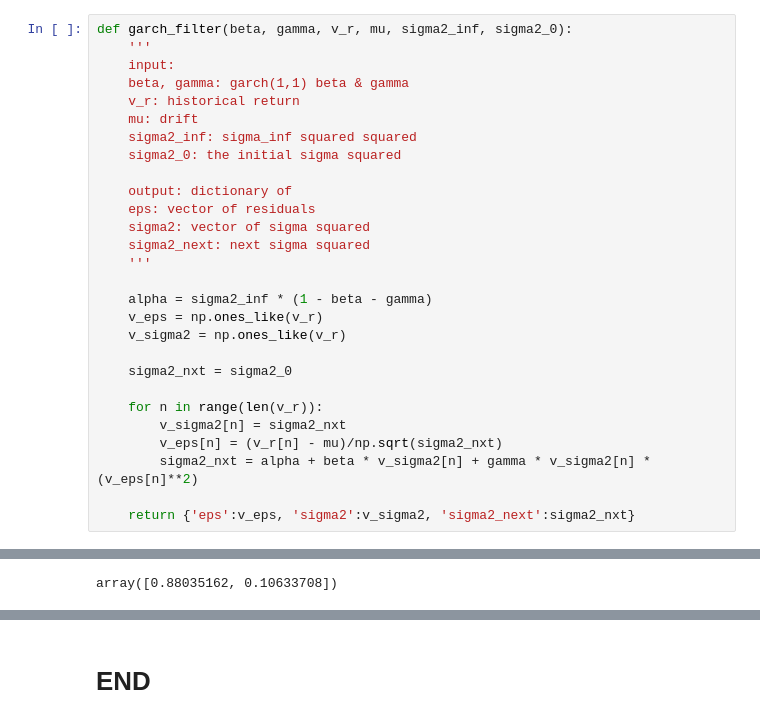
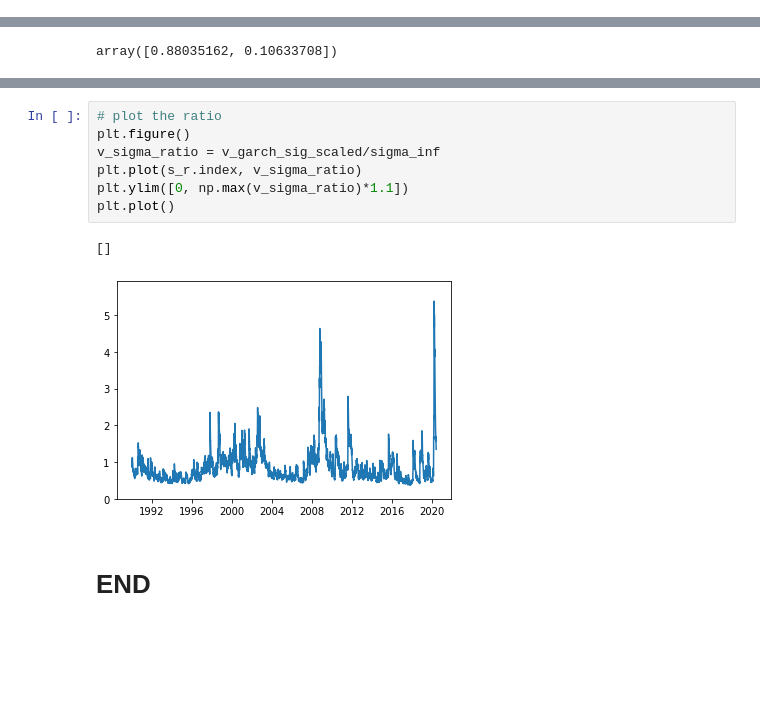
Before and after one commit to xyise/xyise.github.io, a Jupyter notebook: notebook/garch11/nb_garch_11.ipynb, the cells around one changed output, grey strips where cells are left out. Drawn from its saved outputs; the diff is of its cells as text; blank space fills up the shorter version.

```diff
--- a/notebook/garch11/nb_garch_11.ipynb
+++ b/notebook/garch11/nb_garch_11.ipynb
@@ -64,31 +67,3 @@ s_ts.plot()
 # Garch filter
 run a garch filter with assumed beta & gamma parameters
 e.g. $\beta = 0.94$ and $\gamma=0.05$
-# %%
-def garch_filter(beta, gamma, v_r, mu, sigma2_inf, sigma2_0):
-    '''
-    input:
-    beta, gamma: garch(1,1) beta & gamma
-    v_r: historical return
-    mu: drift
-    sigma2_inf: sigma_inf squared squared
-    sigma2_0: the initial sigma squared
-
-    output: dictionary of
-    eps: vector of residuals
-    sigma2: vector of sigma squared
-    sigma2_next: next sigma squared
-    '''
-
-    alpha = sigma2_inf * (1 - beta - gamma)
-    v_eps = np.ones_like(v_r)
-    v_sigma2 = np.ones_like(v_r)
-
-    sigma2_nxt = sigma2_0
-
-    for n in range(len(v_r)):
-        v_sigma2[n] = sigma2_nxt
-        v_eps[n] = (v_r[n] - mu)/np.sqrt(sigma2_nxt)
-        sigma2_nxt = alpha + beta * v_sigma2[n] + gamma * v_sigma2[n] * (v_eps[n]**2)
-
-    return {'eps':v_eps, 'sigma2':v_sigma2, 'sigma2_next':sigma2_nxt}
@@ -225,2 +239,12 @@ array([0.88035162, 0.10633708])
+# %%
+# plot the ratio
+plt.figure()
+v_sigma_ratio = v_garch_sig_scaled/sigma_inf
+plt.plot(s_r.index, v_sigma_ratio)
+plt.ylim([0, np.max(v_sigma_ratio)*1.1])
+plt.plot()
+# %% [output]
+[]
+[figure, added]
 # %% [markdown]
 # END
```
Also changed, not shown: parts of 9 cells of this notebook, 19 other files.
